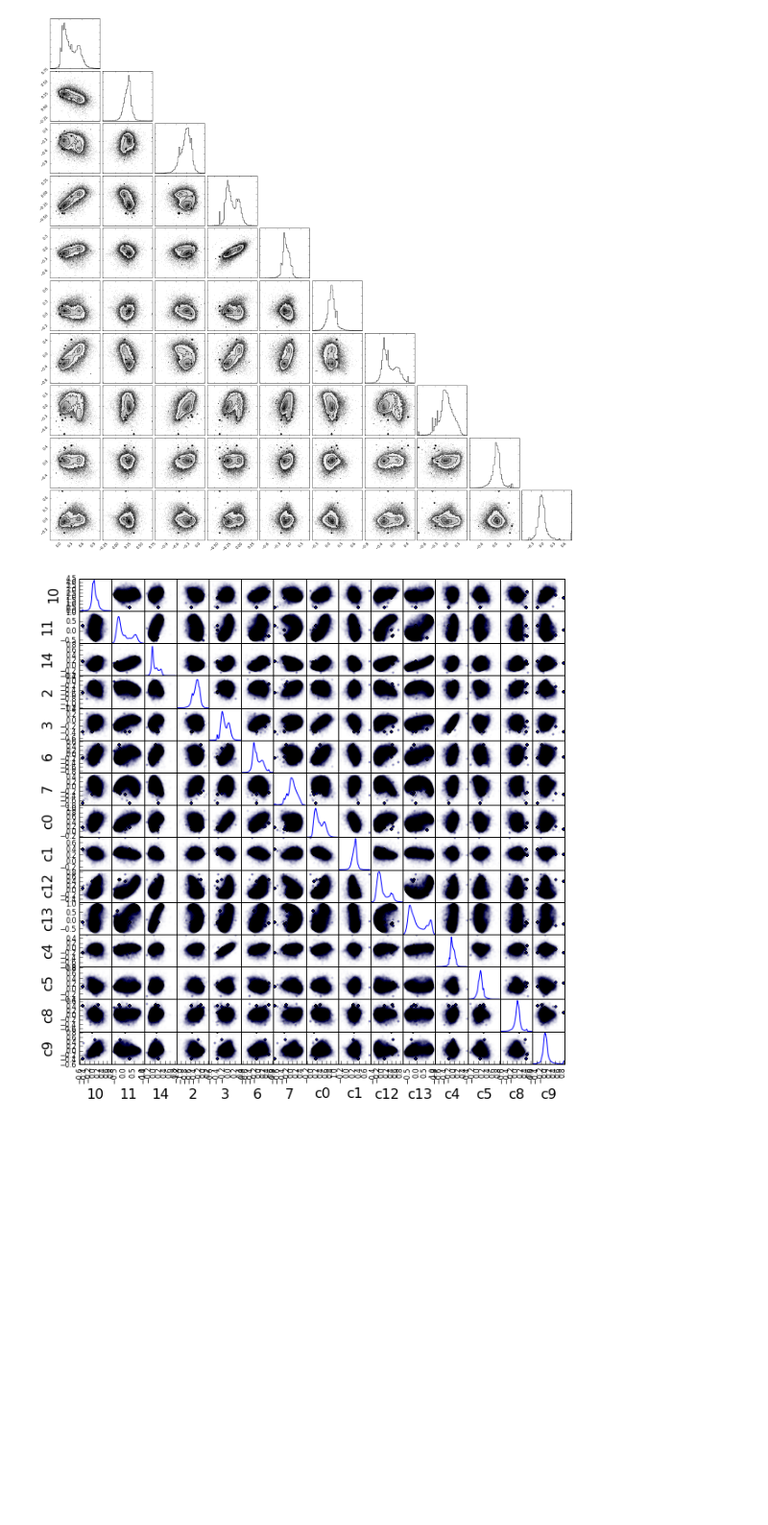
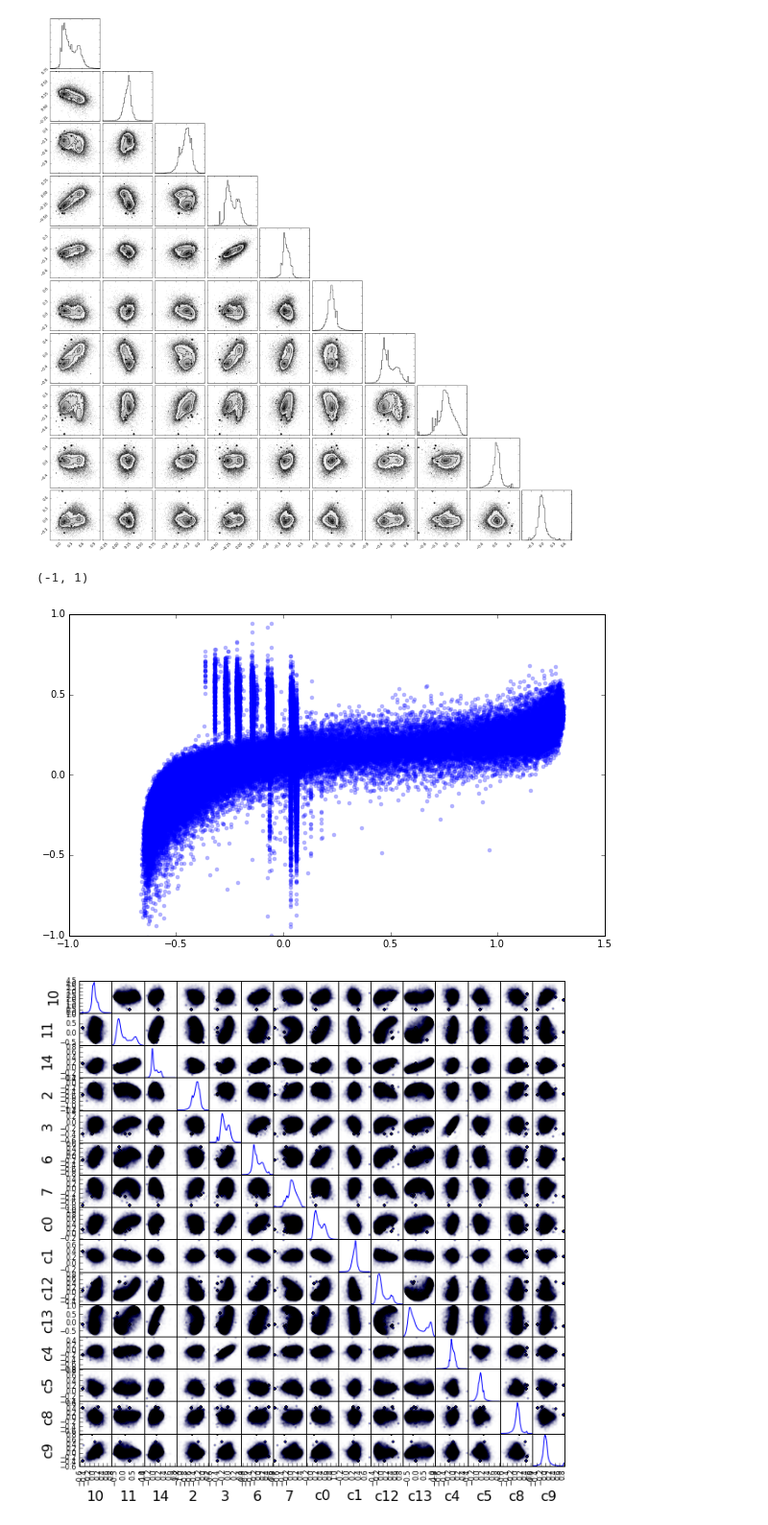
Before and after one commit to 2015ASTR511/EXD, a Jupyter notebook: apogee_pca.ipynb, the cells around one changed output. Shown at 96% size. Drawn from its saved outputs; the diff is of its cells as text; code cells hidden in the pictures; blank space fills up the shorter version.

```diff
--- a/apogee_pca.ipynb
+++ b/apogee_pca.ipynb
@@ -499,6 +629,17 @@ coeff = pca.transform(X)
 figure = triangle.corner(coeff[:,:10])
 # %% [output]
 [figure]
+# %%
+# label_list = ["PARAM_ALPHA_M", "O", "Mg", "Si", "S", "Ca", "Ti", "C", "N", "Al",
+#              "Mn", "K", "V", "Ni", "Fe", "Na"]
+
+plt.figure(figsize=(10,6))
+len(X_reduced[:,0])
+plt.scatter(X_reduced[:,0], dataOK["Si_H"], lw=0, alpha=.3)
+plt.ylim(-1,1)
+# %% [output]
+(-1, 1)
+[figure, added]
 # %%
 coeff = pca.transform(X)
 df = pd.DataFrame({'c0':coeff[:,0],'c1':coeff[:,1],'2':coeff[:,2], '3':coeff[:,3],
```
Also changed, not shown: parts of 6 cells of this notebook.
